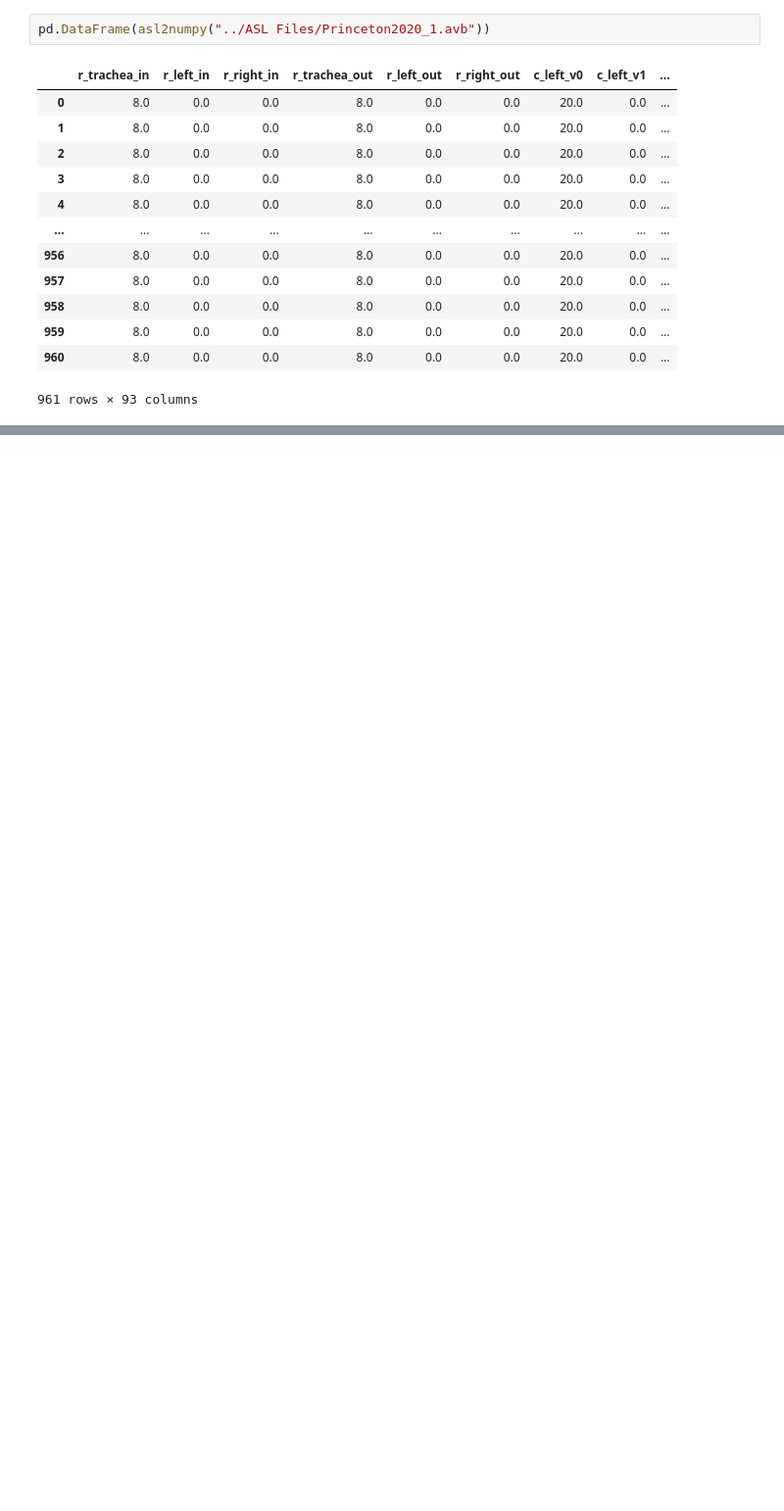
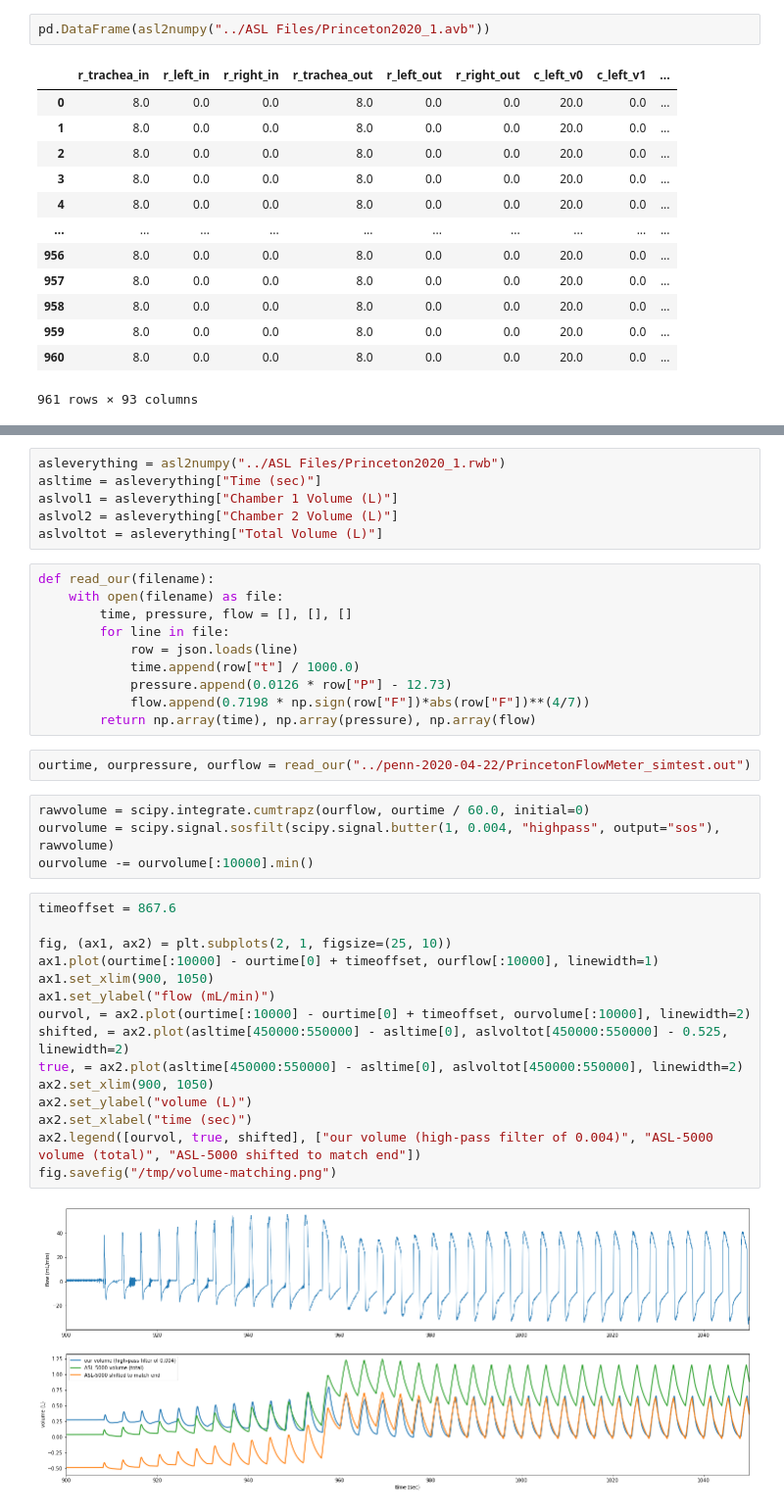
Before and after one commit to Princeton-Penn-Vents/princeton-penn-flowmeter, a Jupyter notebook: analysis/decode-ASL.ipynb, the cells around one changed output, grey strips where cells are left out. Shown at 98% size. Saved outputs shown, nothing was run; the diff lists cells and outputs as text; blank space fills up the shorter version.

```diff
--- a/analysis/decode-ASL.ipynb
+++ b/analysis/decode-ASL.ipynb
@@ -94,0 +101,39 @@ pd.DataFrame(asl2numpy("../ASL Files/Princeton2020_1.rwb"))
+# %%
+asleverything = asl2numpy("../ASL Files/Princeton2020_1.rwb")
+asltime = asleverything["Time (sec)"]
+aslvol1 = asleverything["Chamber 1 Volume (L)"]
+aslvol2 = asleverything["Chamber 2 Volume (L)"]
+aslvoltot = asleverything["Total Volume (L)"]
+# %%
+def read_our(filename):
+    with open(filename) as file:
+        time, pressure, flow = [], [], []
+        for line in file:
+            row = json.loads(line)
+            time.append(row["t"] / 1000.0)
+            pressure.append(0.0126 * row["P"] - 12.73)
+            flow.append(0.7198 * np.sign(row["F"])*abs(row["F"])**(4/7))
+        return np.array(time), np.array(pressure), np.array(flow)
+# %%
+ourtime, ourpressure, ourflow = read_our("../penn-2020-04-22/PrincetonFlowMeter_simtest.out")
+# %%
+rawvolume = scipy.integrate.cumtrapz(ourflow, ourtime / 60.0, initial=0)
+ourvolume = scipy.signal.sosfilt(scipy.signal.butter(1, 0.004, "highpass", output="sos"), rawvolume)
+ourvolume -= ourvolume[:10000].min()
+# %%
+timeoffset = 867.6
+
+fig, (ax1, ax2) = plt.subplots(2, 1, figsize=(25, 10))
+ax1.plot(ourtime[:10000] - ourtime[0] + timeoffset, ourflow[:10000], linewidth=1)
+ax1.set_xlim(900, 1050)
+ax1.set_ylabel("flow (mL/min)")
+ourvol, = ax2.plot(ourtime[:10000] - ourtime[0] + timeoffset, ourvolume[:10000], linewidth=2)
+shifted, = ax2.plot(asltime[450000:550000] - asltime[0], aslvoltot[450000:550000] - 0.525, linewidth=2)
+true, = ax2.plot(asltime[450000:550000] - asltime[0], aslvoltot[450000:550000], linewidth=2)
+ax2.set_xlim(900, 1050)
+ax2.set_ylabel("volume (L)")
+ax2.set_xlabel("time (sec)")
+ax2.legend([ourvol, true, shifted], ["our volume (high-pass filter of 0.004)", "ASL-5000 volume (total)", "ASL-5000 shifted to match end"])
+fig.savefig("/tmp/volume-matching.png")
+# %% [output]
+[figure, added]
```
Also changed, not shown: parts of 6 cells of this notebook, 1 other file.
